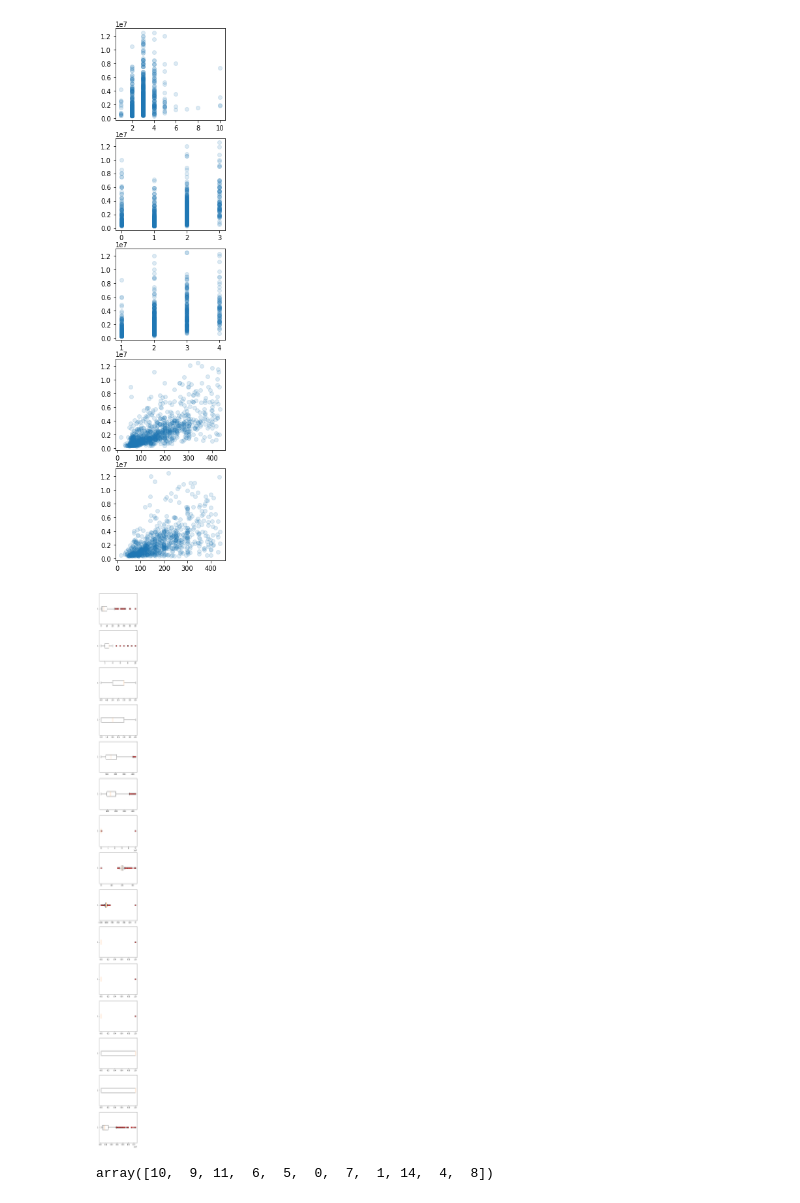
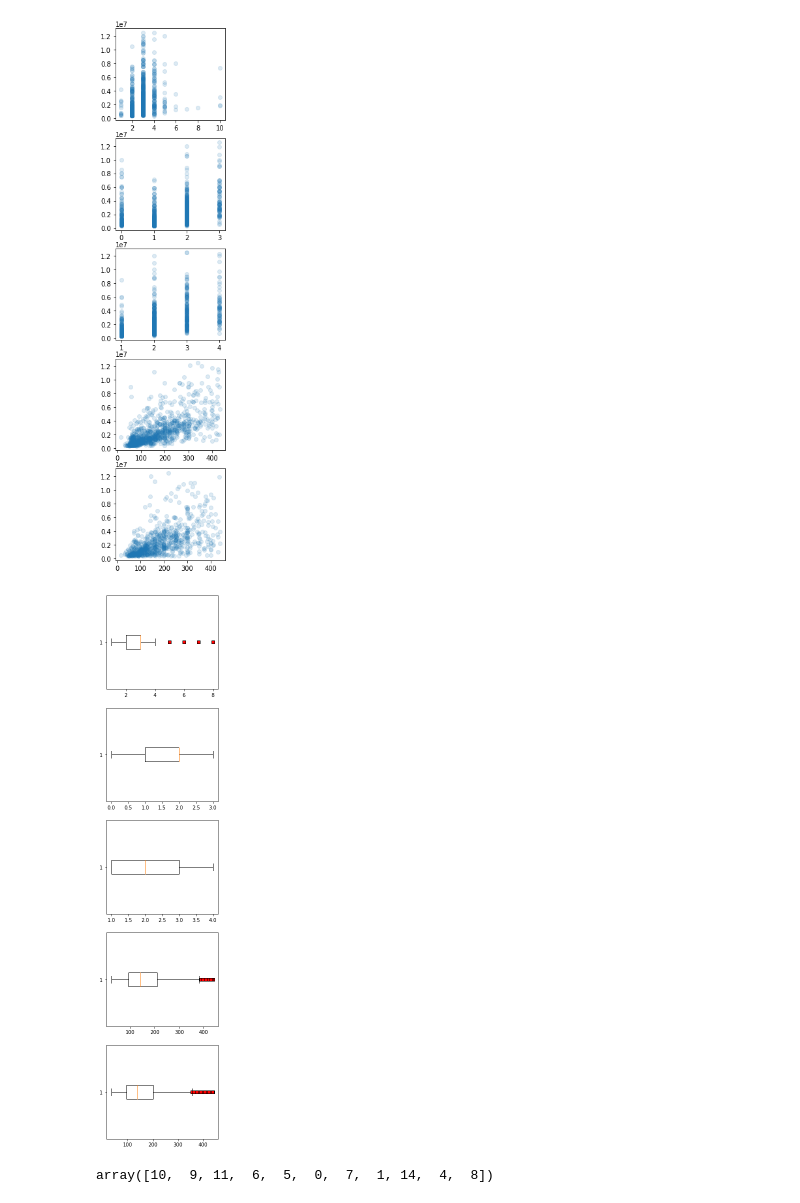
Before and after one commit to nbuzzano/7506-zonaprop, a Jupyter notebook: zonaprop-data-analysis.ipynb, the cells around one changed output. Saved outputs shown, nothing was run; the diff lists cells and outputs as text; code cells hidden in the pictures.

```diff
--- a/zonaprop-data-analysis.ipynb
+++ b/zonaprop-data-analysis.ipynb
@@ -248,7 +249,7 @@ def boxplot_list(df):
         i_column = get_column(df, i)
         i_column = i_column.sample(1000, random_state=1)
 
-        ax[i].boxplot(x=i_column, vert=False, flierprops=red_square, alpha=0.15)
+        ax[i].boxplot(x=i_column, vert=False, flierprops=red_square)
         ax[i].xaxis.set_visible(True)
         ax[i].yaxis.set_visible(True)
 
@@ -326,16 +325,3 @@ fixed_column = df.filter(['precio'], axis=1)
 scatter_list(df_corr, fixed_column, figsize=(3,3 * num_columns))
 # %% [output]
 [figure]
-# %%
-#creo 'aux' que es un df solo con variables numericas.
-aux = df.copy()
-del aux['tipodepropiedad']
-del aux['direccion']
-del aux['ciudad']
-del aux['provincia']
-del aux['fecha']
-aux = aux.dropna()
-
-boxplot_list(aux)
-# %% [output]
-[figure, removed]
@@ -342,3 +345,21 @@ boxplot_list(aux)
+# %%
+# creo 'df_numerico' que es un df solo con variables numericas y hago graficos boxplot de sus features
+# con el objetivo de ver los outliers.
+
+#TODO: ANALIZAR MEJOR CADA BOX PLOT !!!
+
+df_numerico = pd.DataFrame()
+df_numerico['habitaciones'] = df.habitaciones
+df_numerico['garages'] = df.garages
+df_numerico['banos'] = df.banos
+df_numerico['metroscubiertos'] = df.metroscubiertos
+df_numerico['metrostotales'] = df.metrostotales
+df_numerico.columns = ['habitaciones', 'garages', 'banos', 'metroscubiertos', 'metrostotales']
+df_numerico = df_numerico.dropna()
+
+boxplot_list(df_numerico)
+# %% [output]
+[figure, added]
 # %%
 #TODO: FALTA CERRAR UNOS DETALLES EN LA FUNCION boxplot_test !!!
 #boxplot_test(aux)
```
Also changed, not shown: parts of 5 cells of this notebook.
